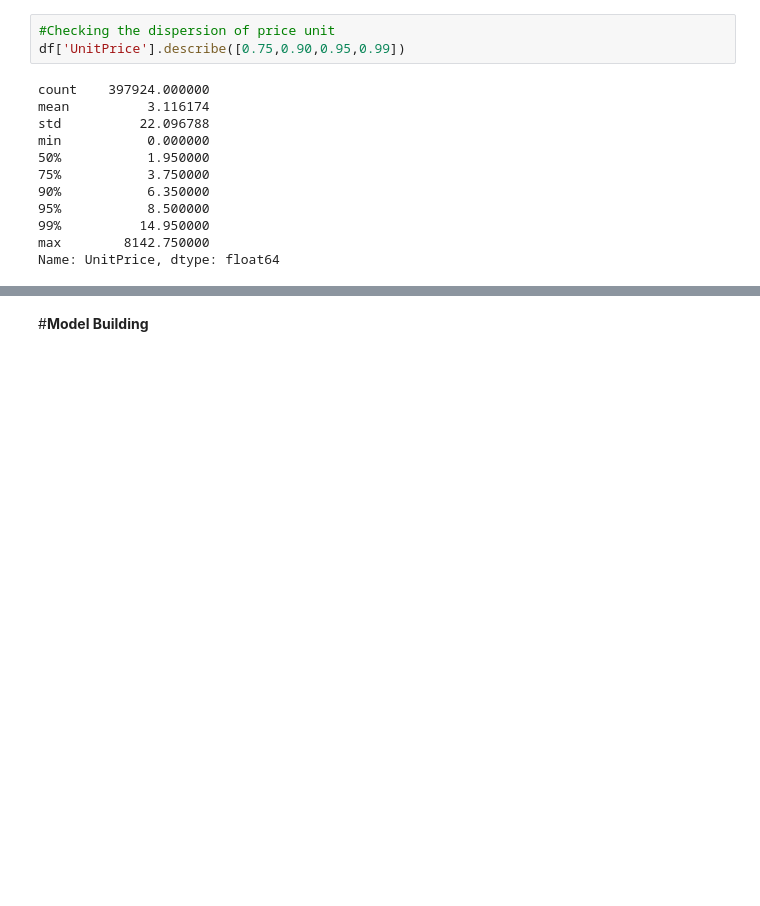
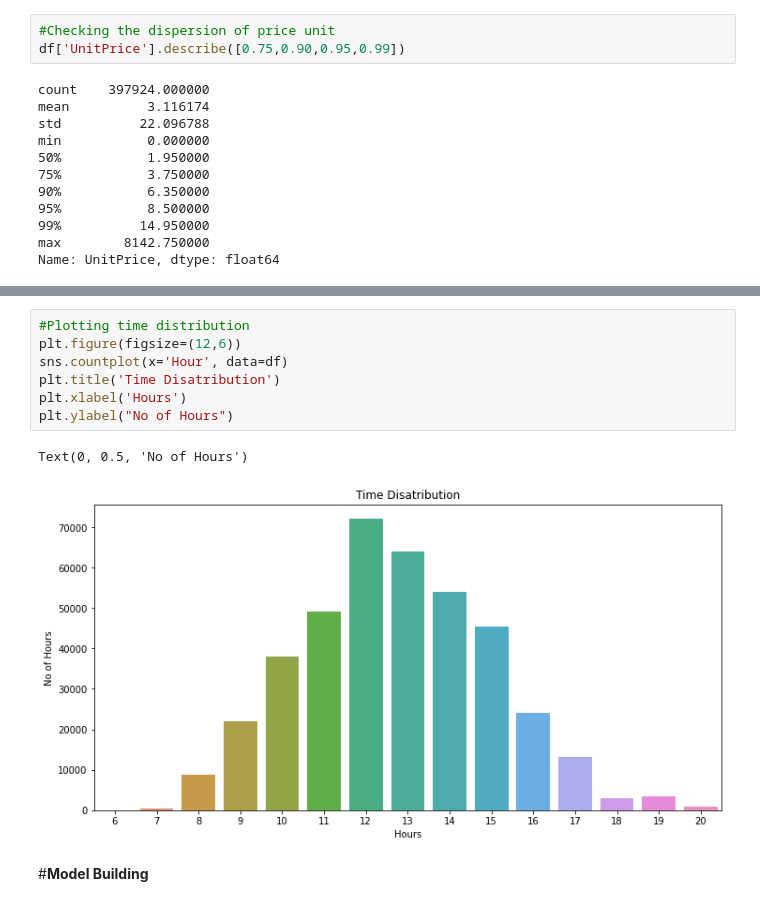
Before and after one commit to Mmbsaksd/Customer-segmentation, a Jupyter notebook: Customer_Segmentation.ipynb, the cells around one changed output, grey strips where cells are left out. Saved outputs shown, nothing was run; the diff lists cells and outputs as text; blank space fills up the shorter version.

```diff
--- a/Customer_Segmentation.ipynb
+++ b/Customer_Segmentation.ipynb
@@ -412,3 +439,13 @@ Name: UnitPrice, dtype: float64
+# %%
+#Plotting time distribution
+plt.figure(figsize=(12,6))
+sns.countplot(x='Hour', data=df)
+plt.title('Time Disatribution')
+plt.xlabel('Hours')
+plt.ylabel("No of Hours")
+# %% [output]
+Text(0, 0.5, 'No of Hours')
+[figure, added]
 # %% [markdown]
 #**Model Building**
 # %% [markdown]
```
Also changed, not shown: parts of 4 cells of this notebook.
